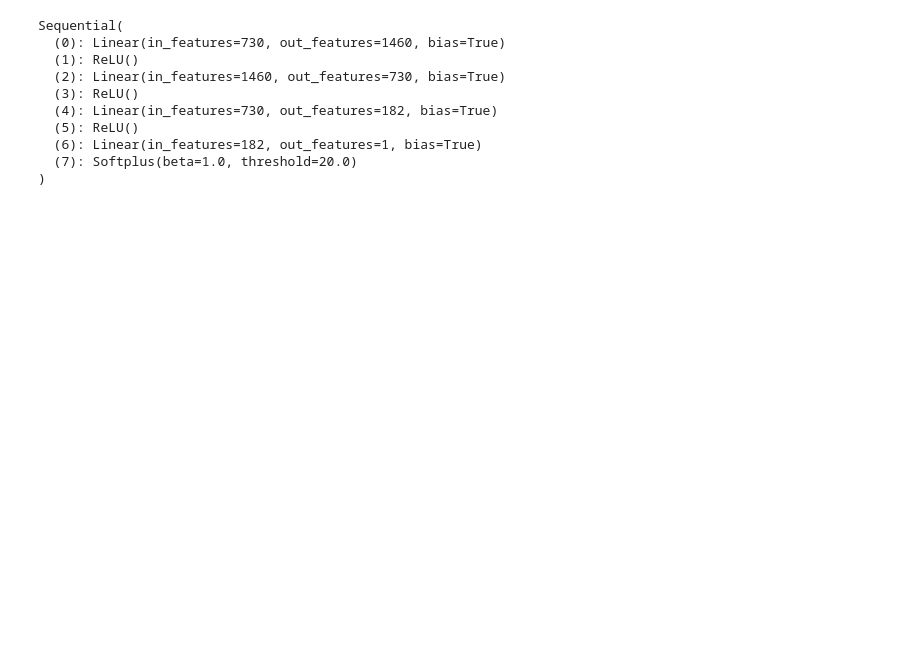
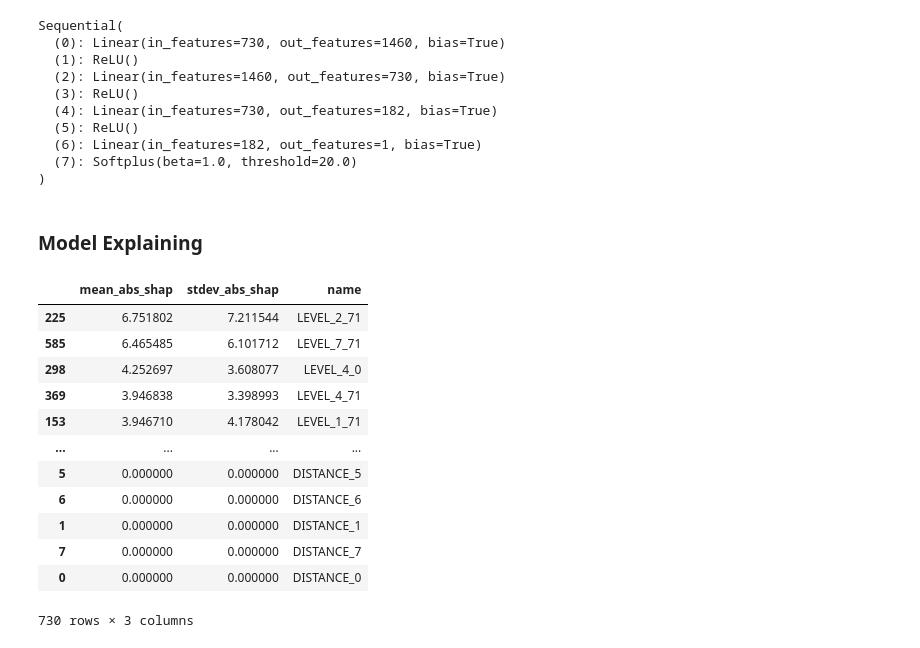
Before and after one commit to filips123/KengurujiArnesHackathon, a Jupyter notebook: analysis/04_test_simple_model.ipynb, the cells around one changed output. Saved outputs shown, nothing was run; the diff lists cells and outputs as text; code cells hidden in the pictures; blank space fills up the shorter version.

```diff
--- a/analysis/04_test_simple_model.ipynb
+++ b/analysis/04_test_simple_model.ipynb
@@ -101,3 +103,5 @@ Sequential(
   (6): Linear(in_features=182, out_features=1, bias=True)
   (7): Softplus(beta=1.0, threshold=20.0)
 )
+# %% [markdown]
+### Model Explaining
@@ -103,0 +115,21 @@ Sequential(
+# %%
+shap_df = pd.DataFrame({
+    "mean_abs_shap": np.mean(np.abs(shap_values), axis=0),
+    "stdev_abs_shap": np.std(np.abs(shap_values), axis=0),
+    "name": data.columns[2:],
+})
+shap_df.sort_values("mean_abs_shap", ascending=False)
+# %% [output]
+|  | mean_abs_shap | stdev_abs_shap | name |
+| 225 | 6.751802 | 7.211544 | LEVEL_2_71 |
+| 585 | 6.465485 | 6.101712 | LEVEL_7_71 |
+| 298 | 4.252697 | 3.608077 | LEVEL_4_0 |
+| 369 | 3.946838 | 3.398993 | LEVEL_4_71 |
+| 153 | 3.946710 | 4.178042 | LEVEL_1_71 |
+| ... | ... | ... | ... |
+| 5 | 0.000000 | 0.000000 | DISTANCE_5 |
+| 6 | 0.000000 | 0.000000 | DISTANCE_6 |
+| 1 | 0.000000 | 0.000000 | DISTANCE_1 |
+| 7 | 0.000000 | 0.000000 | DISTANCE_7 |
+| 0 | 0.000000 | 0.000000 | DISTANCE_0 |
+730 rows × 3 columns
```
Also changed, not shown: parts of 14 cells of this notebook, 1 other file.
